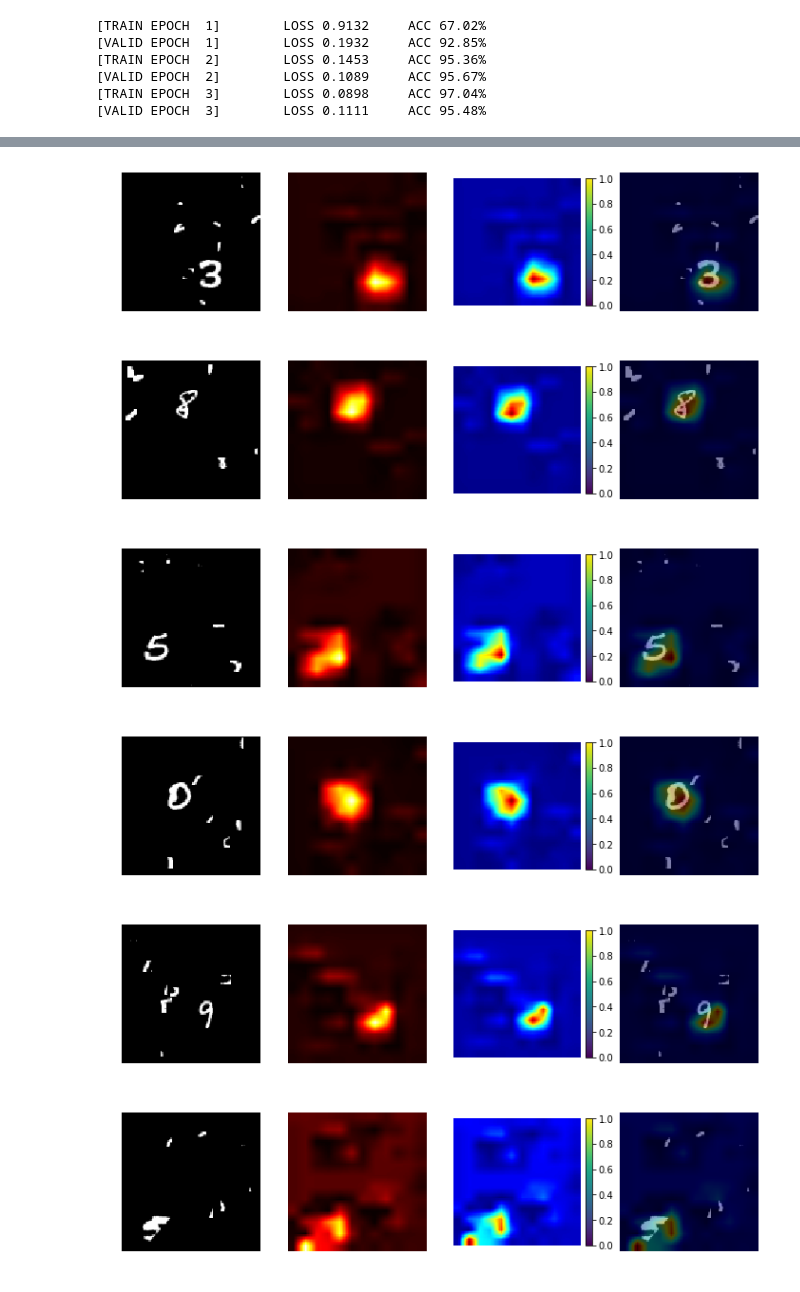
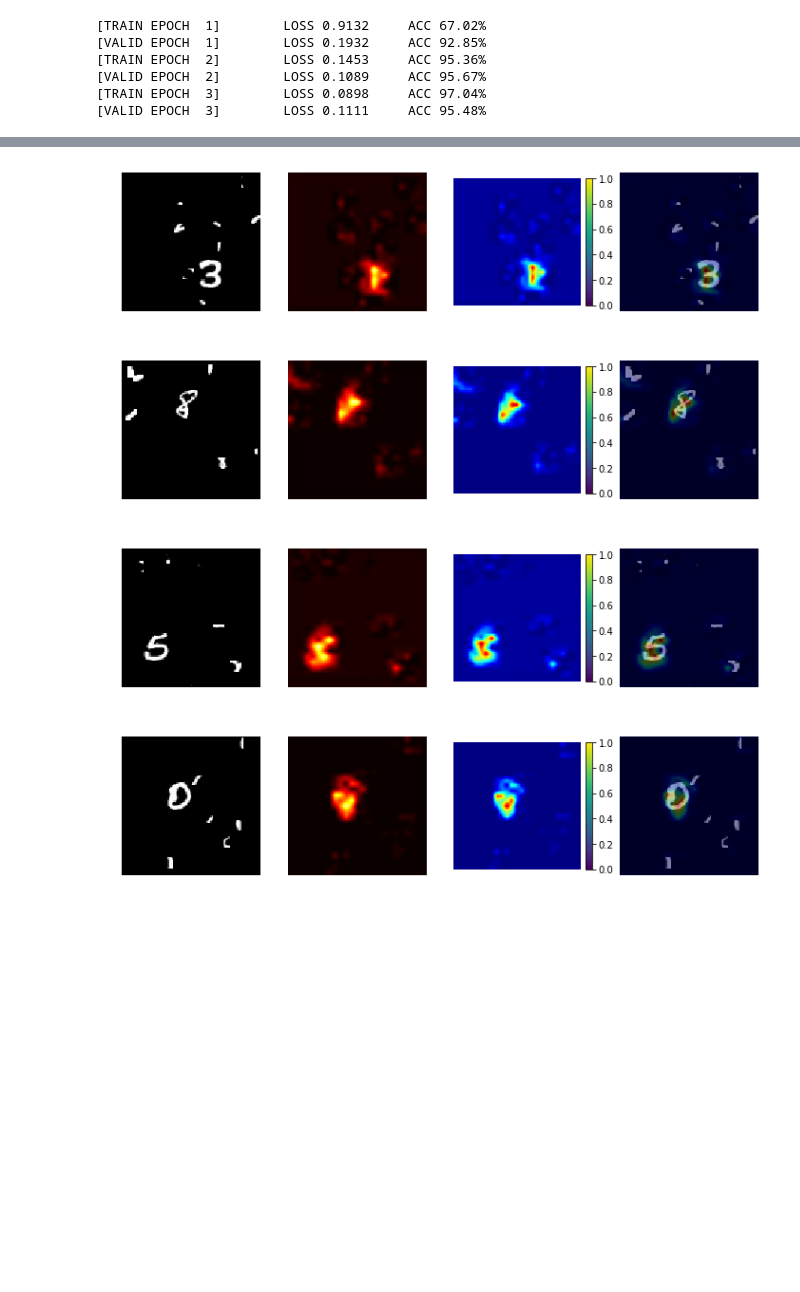
Before and after one commit to khanrc/ml.playground, a Jupyter notebook: pytorch/cam/runner.ipynb, the cells around one changed output, grey strips where cells are left out. Cells and saved outputs as stored; diff of their text form; code cells hidden in the pictures; blank space fills up the shorter version.

```diff
--- a/pytorch/cam/runner.ipynb
+++ b/pytorch/cam/runner.ipynb
@@ -177,3 +192,3 @@ Since ConvLinear is non-GAP model, we can use GradCAM only.
 # %%
-show_gradcam(model, 0, 10)
+show_gradcam(model, 0, 5)
 # %% [output]
@@ -181,6 +196,4 @@ show_gradcam(model, 0, 10)
-[figure, old version]
+[figure, new version]
-[figure, old version]
+[figure, new version]
-[figure, old version]
+[figure, new version]
-[figure, old version]
+[figure, new version]
-[figure, removed]
-[figure, removed]
```
Also changed, not shown: parts of 11 cells of this notebook, 4 other files.
